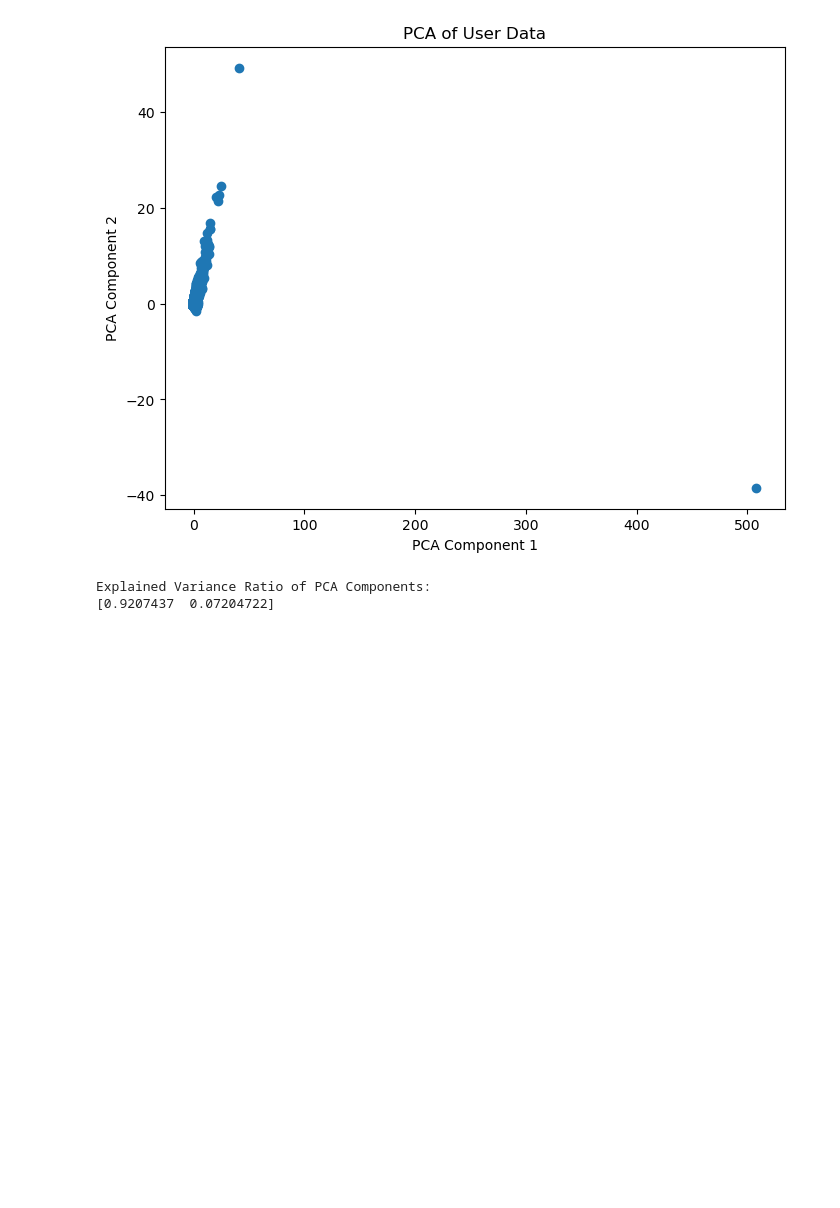
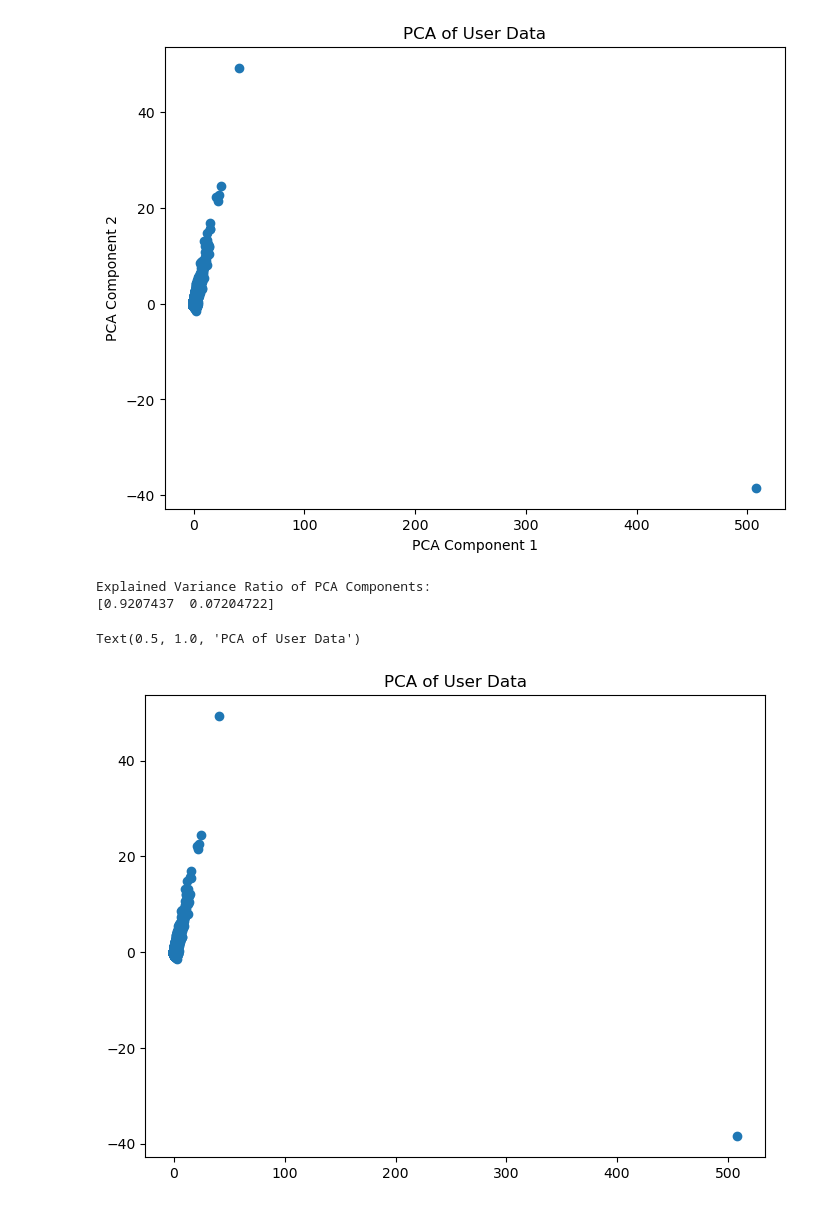
Before and after one commit to eliasgirmah/week_three, a Jupyter notebook: notebooks/EDA.ipynb, the cells around one changed output. Cells and saved outputs as stored; diff of their text form; code cells hidden in the pictures; blank space fills up the shorter version.

```diff
--- a/notebooks/EDA.ipynb
+++ b/notebooks/EDA.ipynb
@@ -144,3 +144,10 @@ duration_decile
 [figure]
 Explained Variance Ratio of PCA Components:
 [0.9207437  0.07204722]
+# %%
+plt.figure(figsize=(8, 6))
+plt.scatter(pca_components[:, 0], pca_components[:, 1])
+plt.title('PCA of User Data')
+# %% [output]
+Text(0.5, 1.0, 'PCA of User Data')
+[figure, added]
```
Also changed, not shown: parts of 1 cell of this notebook, 42 other files.
